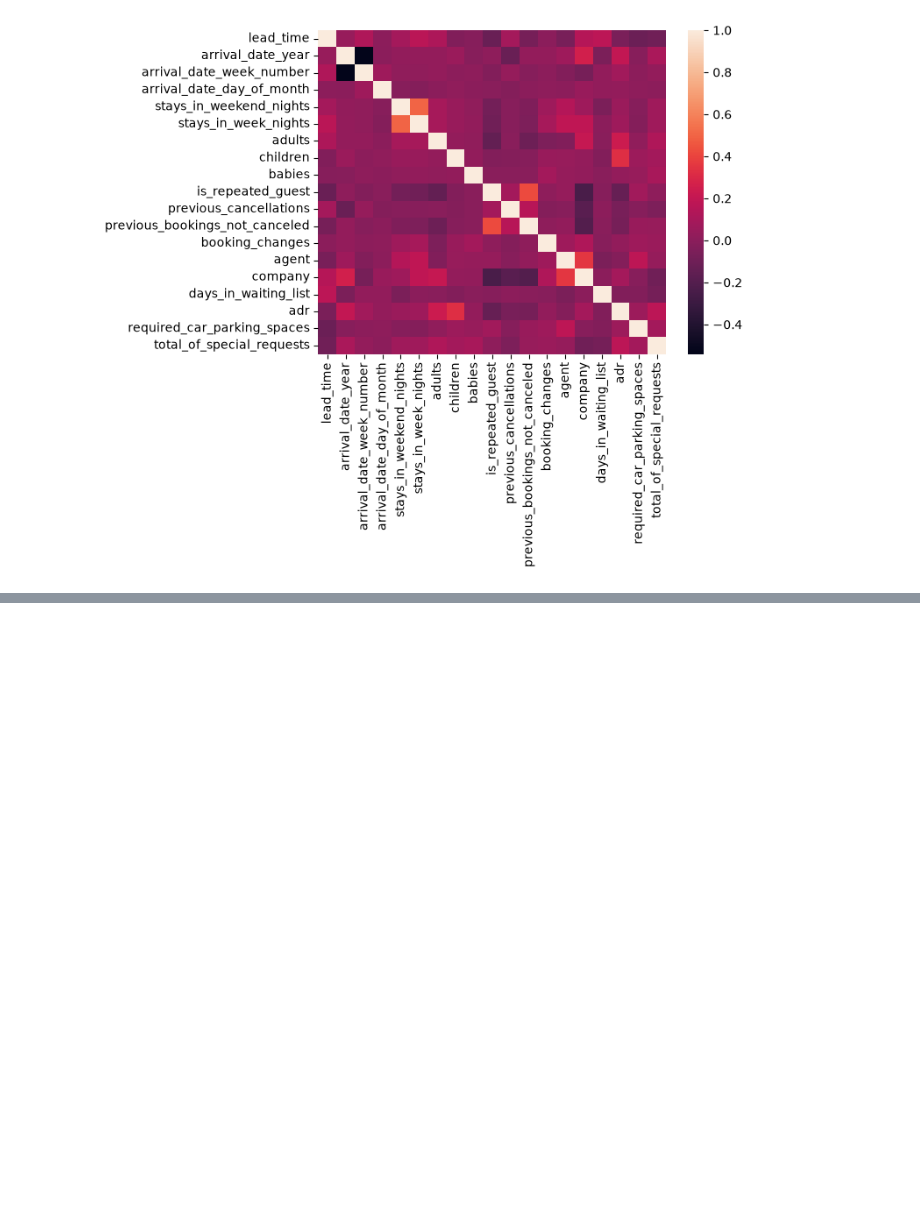
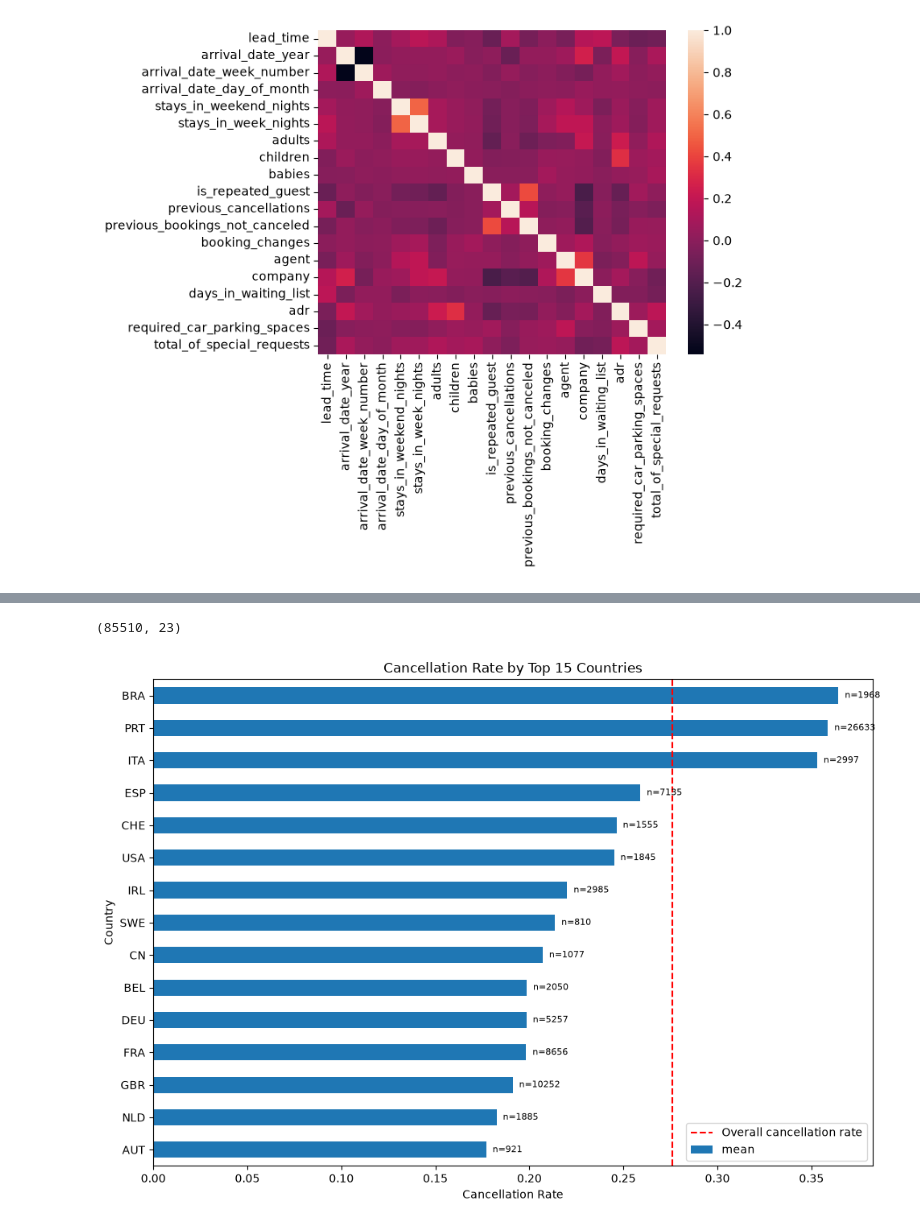
Before and after one commit to MrHarry2003/ML-Practice, a Jupyter notebook: hotel-booking-demands/notebook.ipynb, the cells around one changed output, grey strips where cells are left out. Saved outputs shown, nothing was run; the diff lists cells and outputs as text; code cells hidden in the pictures; blank space fills up the shorter version.

```diff
--- a/hotel-booking-demands/notebook.ipynb
+++ b/hotel-booking-demands/notebook.ipynb
@@ -146,0 +230,32 @@ sns.heatmap(csv_data[num_cols].corr())
+# %%
+df = df.drop(columns=["distribution_channel", "meal", "reserved_room_type"])
+df.shape
+# %% [output]
+(85510, 23)
+# %%
+top = df["country"].value_counts().head(15).index
+
+g = (
+    df[df["country"].isin(top)]
+    .groupby("country")["is_canceled"]
+    .agg(["mean", "count"])
+    .sort_values("mean")
+)
+
+ax = g["mean"].plot.barh(figsize=(10, 7))
+
+overall = df["is_canceled"].mean()
+ax.axvline(overall, color="red", ls="--", label="Overall cancellation rate")
+
+for i, (m, n) in enumerate(zip(g["mean"], g["count"])):
+    ax.text(m, i, f"  n={n}", va="center", fontsize=8)
+
+ax.set_xlabel("Cancellation Rate")
+ax.set_ylabel("Country")
+ax.set_title("Cancellation Rate by Top 15 Countries")
+ax.legend()
+
+plt.tight_layout()
+plt.show()
+# %% [output]
+[figure, added]
```
Also changed, not shown: parts of 15 cells of this notebook.
